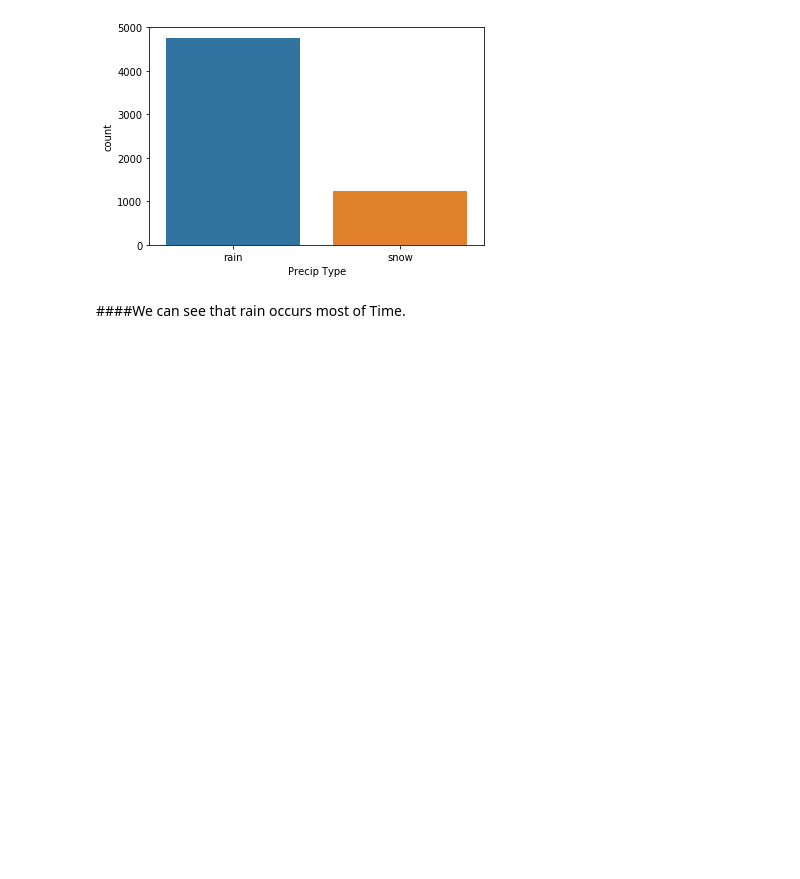
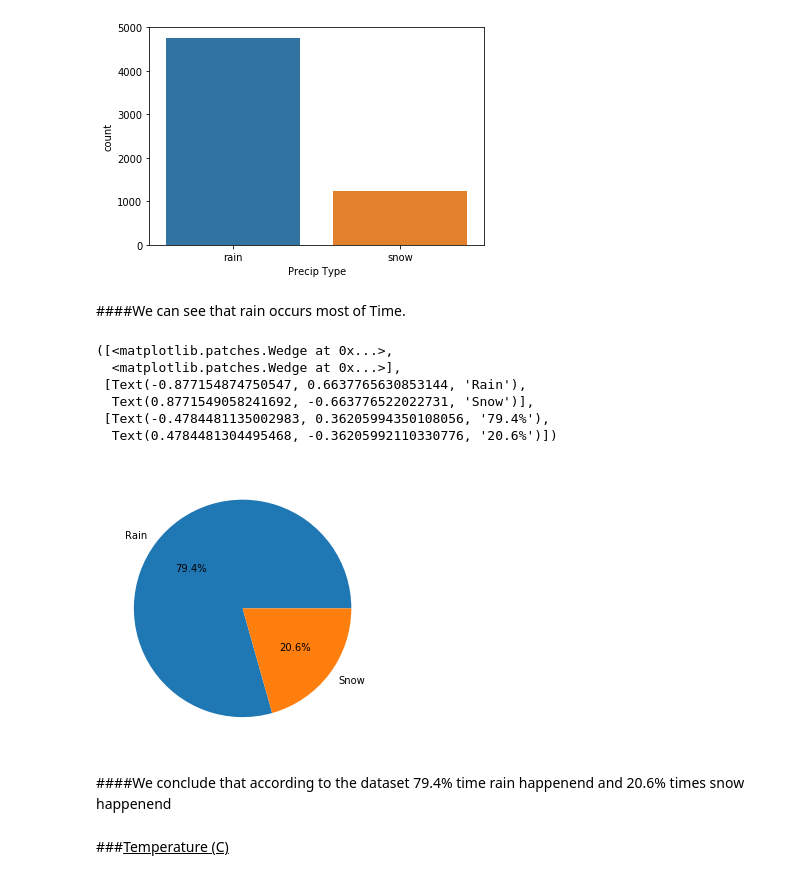
Before and after one commit to Akshay2224/Apparent-Temperature, a Jupyter notebook: Apparent_Temp_Project.ipynb, the cells around one changed output. Cells and saved outputs as stored; diff of their text form; code cells hidden in the pictures; blank space fills up the shorter version.

```diff
--- a/Apparent_Temp_Project.ipynb
+++ b/Apparent_Temp_Project.ipynb
@@ -280,3 +336,18 @@ sns.countplot(df['Precip Type'])
 [figure]
 # %% [markdown]
 ####We can see that rain occurs most of Time.
+# %%
+plt.figure(figsize=(10,5))
+pie(percent,labels=['Rain','Snow'],autopct='%1.1f%%')
+# %% [output]
+([<matplotlib.patches.Wedge at 0x...>,
+  <matplotlib.patches.Wedge at 0x...>],
+ [Text(-0.877154874750547, 0.6637765630853144, 'Rain'),
+  Text(0.8771549058241692, -0.663776522022731, 'Snow')],
+ [Text(-0.4784481135002983, 0.36205994350108056, '79.4%'),
+  Text(0.4784481304495468, -0.36205992110330776, '20.6%')])
+[figure, added]
+# %% [markdown]
+####We conclude that according to the dataset 79.4% time rain happenend and 20.6% times snow happenend
+# %% [markdown]
+###<u>Temperature (C)</u>
```
Also changed, not shown: parts of 50 cells of this notebook.
